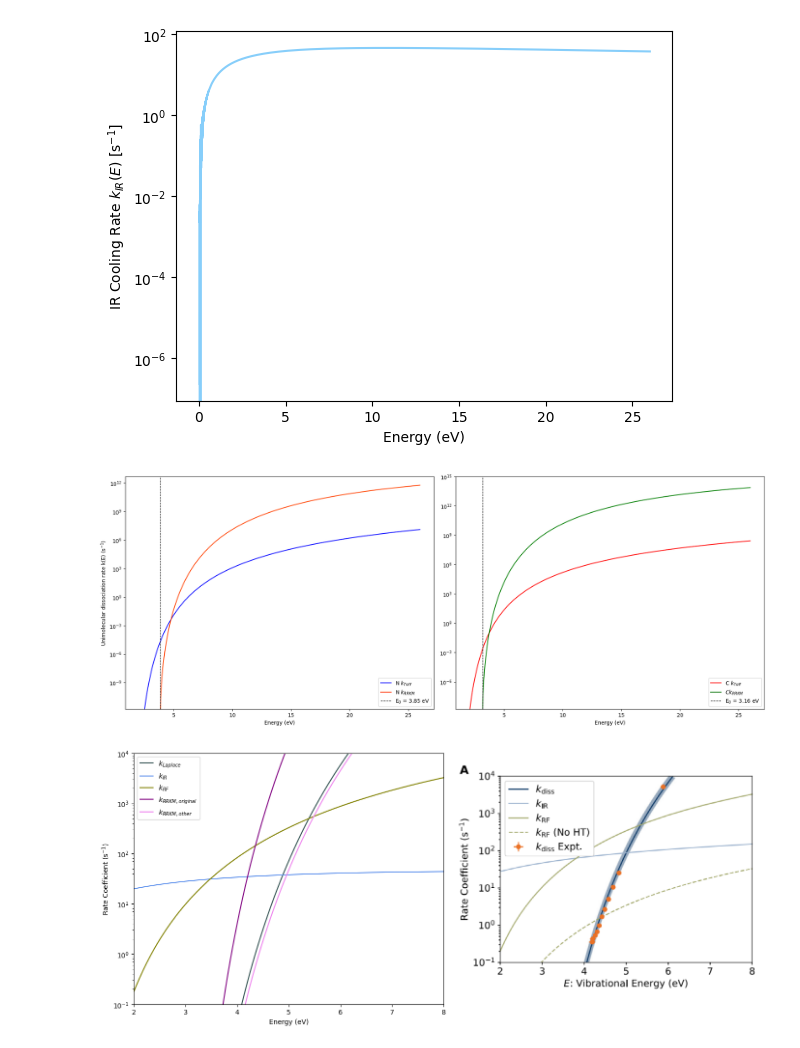
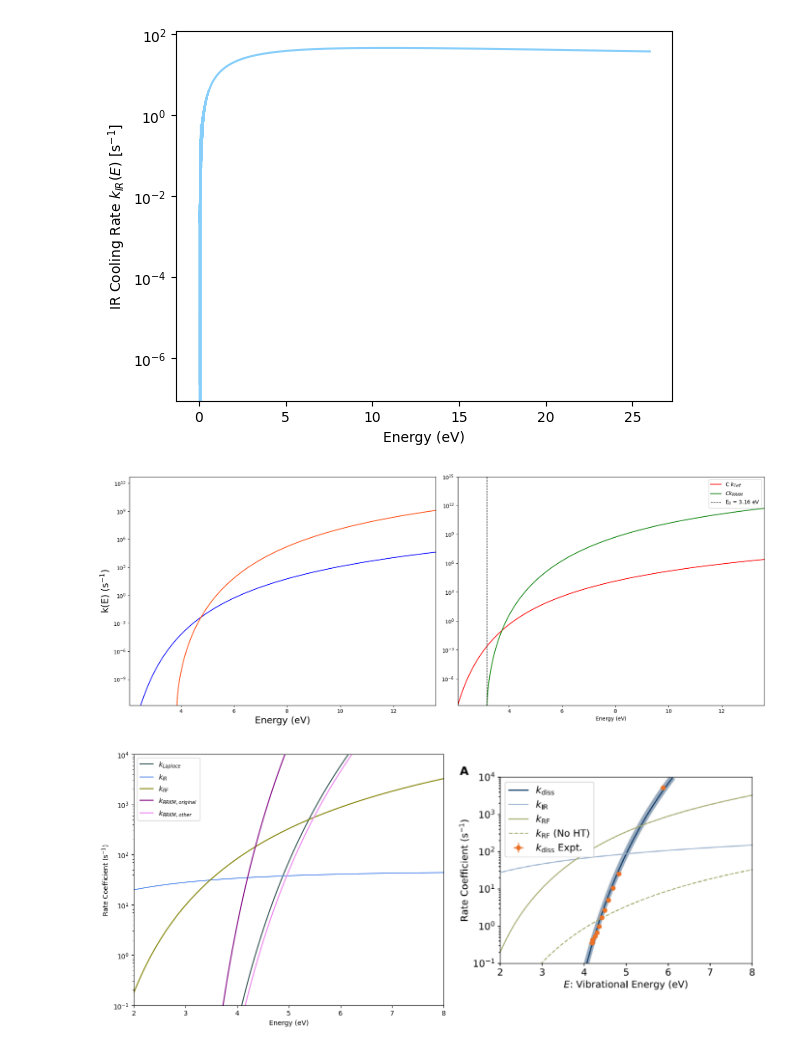
Before and after one commit to mustafa9812/Project-Cynap, a Jupyter notebook: scripts/calculations.ipynb, the cells around one changed output. Cells and saved outputs as stored; diff of their text form; code cells hidden in the pictures.

```diff
--- a/scripts/calculations.ipynb
+++ b/scripts/calculations.ipynb
@@ -816,27 +817,29 @@ plt.savefig(r'C:\Users\Mustafa\Documents\GitHub\Project-Cynap\plots\C_IR.png')
 # %%
 fig, axs = plt.subplots(1, 2, figsize=(18, 7))
 
 # NEUTRAL 1-CYANONAPHTHALENE DISSOCIATION RATES
 axs[0].plot(NC_energies_list, k_diss_N_list, label='N $k_{Teff}$', color='blue', linestyle='-')
 axs[0].plot(N_RRKM_filtered_energies_list_eV, N_k_RRKM_list, label='N $k_{RRKM}$', color='orangered')
-axs[0].axvline(x=3.85, color='black', linestyle='--', linewidth=1, label='E$_0$ = 3.85 eV')
-axs[0].set_xlabel('Energy (eV)')
-axs[0].set_ylabel('Unimolecular dissociation rate k(E) (s$^{-1}$)')
+#axs[0].axvline(x=3.85, color='black', linestyle='--', linewidth=1, label='E$_0$ = 3.85 eV')
+axs[0].set_xlabel('Energy (eV)', fontsize=18)
+axs[0].set_ylabel('k(E) (s$^{-1}$)', fontsize=18)
 axs[0].set_yscale('log')
-axs[0].legend()
+#axs[0].legend()
 axs[0].set_ylim(N_k_RRKM_list[0], 5e12)
+axs[0].set_xlim(NC_energies_list[0], 13.6)
 
 # CATION 1-CYANONAPHTHALENE DISSOCIATION RATES
 axs[1].plot(NC_energies_list, k_diss_C_list, label='C $k_{Teff}$', color='red', linestyle='-')
 axs[1].plot(C_RRKM_filtered_energies_list_eV, C_k_RRKM_list, label='$C k_{RRKM}$', color='green')
 axs[1].axvline(x=3.16, color='black', linestyle='--', linewidth=1, label='E$_0$ = 3.16 eV')
 axs[1].set_xlabel('Energy (eV)')
 axs[1].set_yscale('log')
 axs[1].legend()
 axs[1].set_ylim(k_diss_C_list[0], 1e15)
+axs[1].set_xlim(NC_energies_list[0], 13.6)
 plt.tight_layout()
 # %% [output]
-[figure, old version]
+[figure, new version]
 # %%
 # 1-CYANONAPHTHALENE+ RATE COEFFICIENTS COMPARED TO STOCKETT ET AL. PAPER PLOT
 fig, axs = plt.subplots(1, 2, figsize=(14, 6))
```
Also changed, not shown: parts of 8 cells of this notebook, 15 other files.
